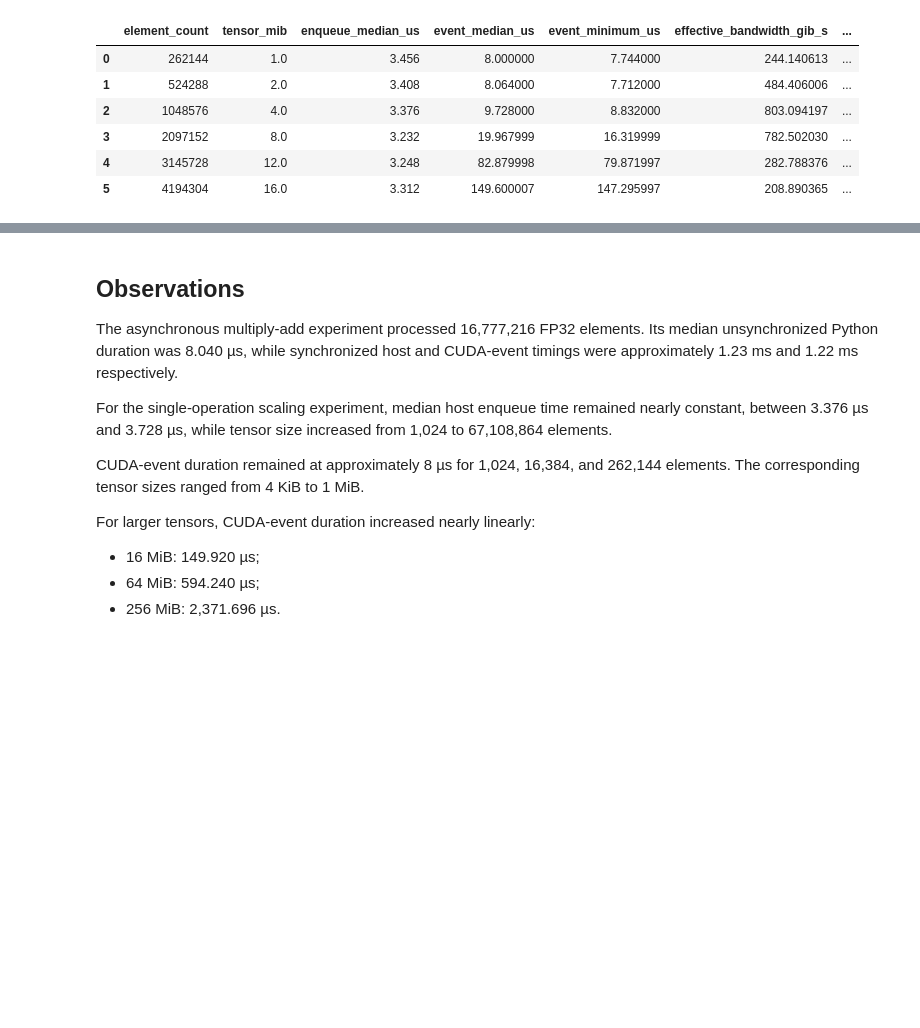
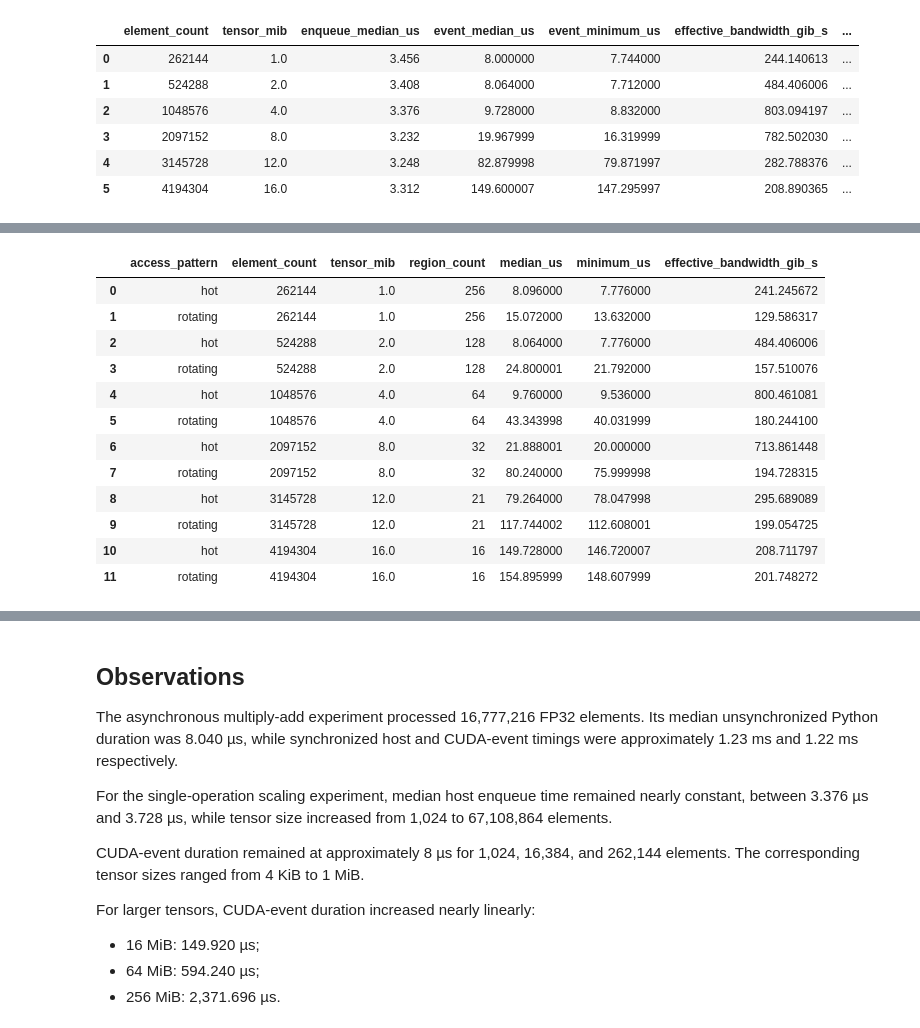
Before and after one commit to coert/dgx-spark-lab, a Jupyter notebook: experiments/00-foundations/05-cuda-fundamentals.ipynb, the cells around one changed output, grey strips where cells are left out. Saved outputs shown, nothing was run; the diff lists cells and outputs as text; code cells hidden in the pictures; blank space fills up the shorter version.

Commit message:
Compare CUDA cache access patterns

```diff
--- a/experiments/00-foundations/05-cuda-fundamentals.ipynb
+++ b/experiments/00-foundations/05-cuda-fundamentals.ipynb
@@ -482,0 +529,93 @@ crossover_timings.assign(
+# %%
+def measure_access_pattern(
+    element_count: int,
+    *,
+    rotating: bool,
+) -> dict[str, float | int | str]:
+    region_count = pool_element_count // element_count
+
+    input_regions = [
+        pool_input[region_index * element_count : (region_index + 1) * element_count]
+        for region_index in range(region_count)
+    ]
+    output_regions = [
+        pool_output[region_index * element_count : (region_index + 1) * element_count]
+        for region_index in range(region_count)
+    ]
+
+    def multiply(region_index: int) -> None:
+        torch.mul(
+            input_regions[region_index],
+            SCALE,
+            out=output_regions[region_index],
+        )
+
+    for repetition in range(max(10, region_count)):
+        region_index = repetition % region_count if rotating else 0
+        multiply(region_index)
+
+    torch.cuda.synchronize(device)
+
+    start_event = torch.cuda.Event(enable_timing=True)
+    end_event = torch.cuda.Event(enable_timing=True)
+
+    event_times_us = []
+
+    for repetition in range(CACHE_REPETITIONS):
+        region_index = repetition % region_count if rotating else 0
+
+        start_event.record()
+        multiply(region_index)
+        end_event.record()
+        end_event.synchronize()
+
+        event_times_us.append(start_event.elapsed_time(end_event) * 1_000)
+
+    median_us = float(pd.Series(event_times_us).median())
+    logical_bytes = 2 * element_count * 4
+
+    return {
+        "access_pattern": "rotating" if rotating else "hot",
+        "element_count": element_count,
+        "tensor_mib": element_count * 4 / 1024**2,
+        "region_count": region_count,
+        "median_us": median_us,
+        "minimum_us": float(min(event_times_us)),
+        "effective_bandwidth_gib_s": (
+            logical_bytes / 1024**3 / (median_us / 1_000_000)
+        ),
+    }
+
+
+cache_rows = []
+
+for element_count in cache_element_counts:
+    cache_rows.append(
+        measure_access_pattern(
+            element_count,
+            rotating=False,
+        )
+    )
+    cache_rows.append(
+        measure_access_pattern(
+            element_count,
+            rotating=True,
+        )
+    )
+
+cache_timings = pd.DataFrame(cache_rows)
+cache_timings
+# %% [output]
+|  | access_pattern | element_count | tensor_mib | region_count | median_us | minimum_us | effective_bandwidth_gib_s |
+| 0 | hot | 262144 | 1.0 | 256 | 8.096000 | 7.776000 | 241.245672 |
+| 1 | rotating | 262144 | 1.0 | 256 | 15.072000 | 13.632000 | 129.586317 |
+| 2 | hot | 524288 | 2.0 | 128 | 8.064000 | 7.776000 | 484.406006 |
+| 3 | rotating | 524288 | 2.0 | 128 | 24.800001 | 21.792000 | 157.510076 |
+| 4 | hot | 1048576 | 4.0 | 64 | 9.760000 | 9.536000 | 800.461081 |
+| 5 | rotating | 1048576 | 4.0 | 64 | 43.343998 | 40.031999 | 180.244100 |
+| 6 | hot | 2097152 | 8.0 | 32 | 21.888001 | 20.000000 | 713.861448 |
+| 7 | rotating | 2097152 | 8.0 | 32 | 80.240000 | 75.999998 | 194.728315 |
+| 8 | hot | 3145728 | 12.0 | 21 | 79.264000 | 78.047998 | 295.689089 |
+| 9 | rotating | 3145728 | 12.0 | 21 | 117.744002 | 112.608001 | 199.054725 |
+| 10 | hot | 4194304 | 16.0 | 16 | 149.728000 | 146.720007 | 208.711797 |
+| 11 | rotating | 4194304 | 16.0 | 16 | 154.895999 | 148.607999 | 201.748272 |
```
Also changed, not shown: parts of 3 cells of this notebook.
